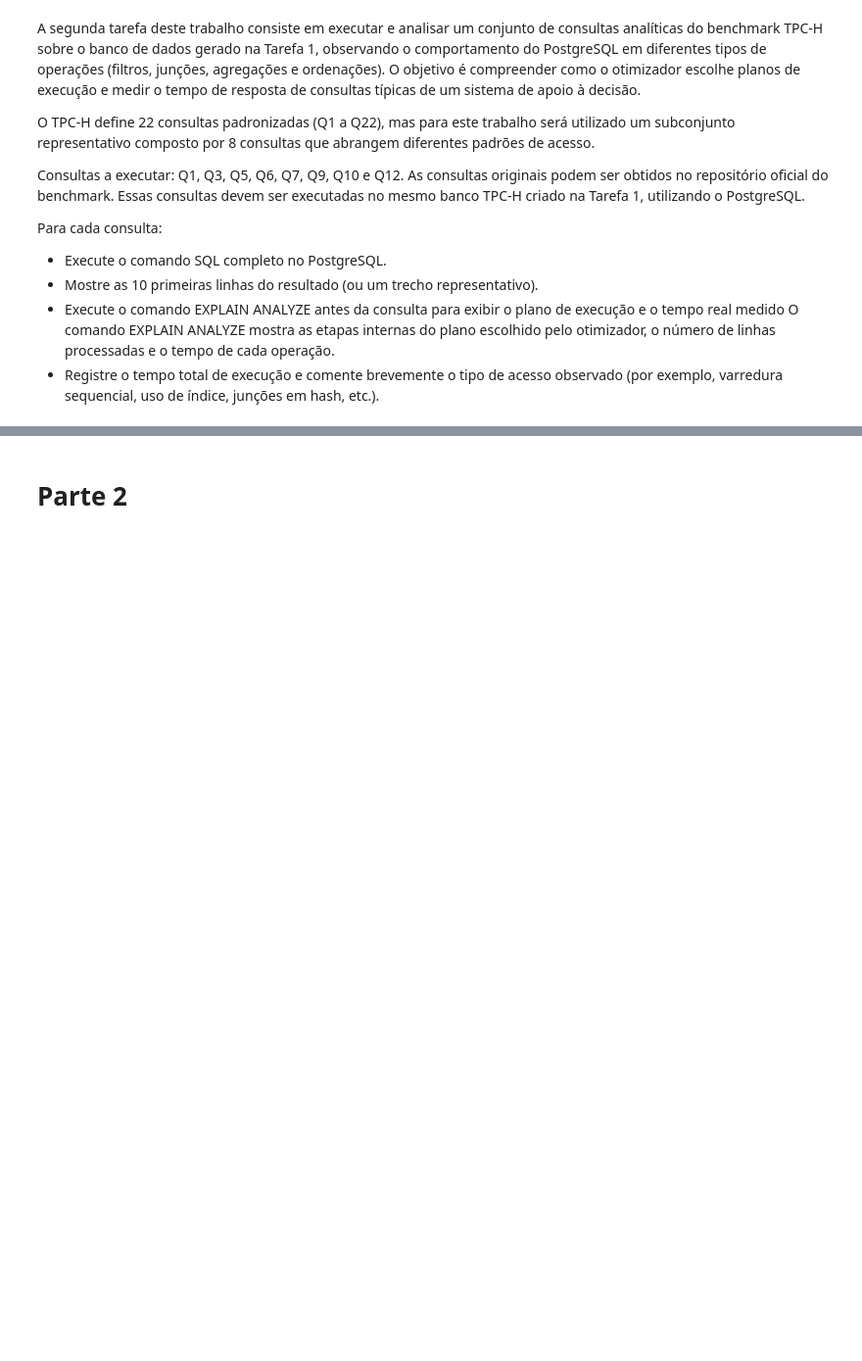
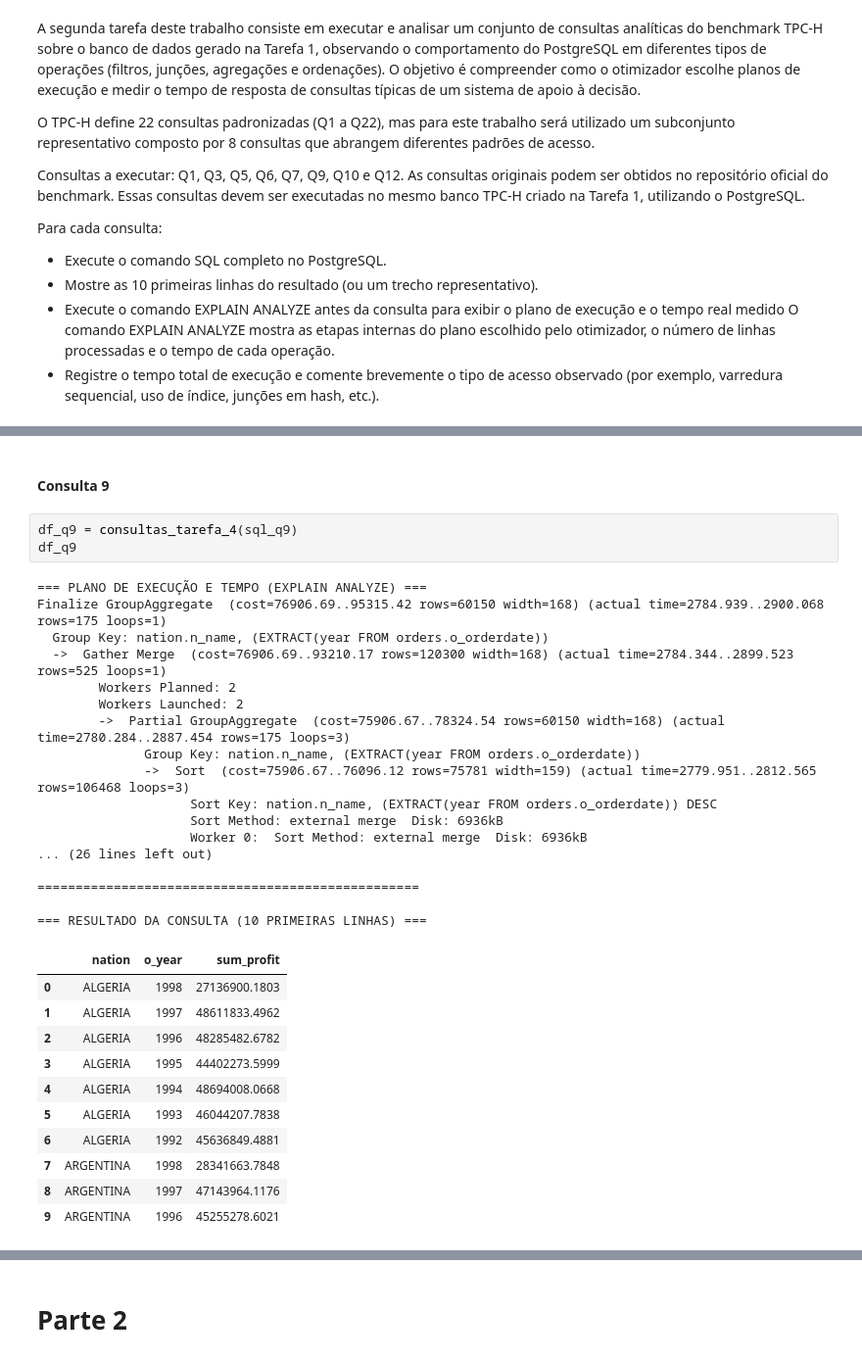
Before and after one commit to Aruthuro/BD_-_Trabalho_3_-_Tarefas_diversas, a Jupyter notebook: BD_Trabalho_3_Tarefas_diversas.ipynb, the cells around one changed output, grey strips where cells are left out. Shown: that part at 98% size. Saved outputs shown, nothing was run; the diff lists cells and outputs as text; blank space fills up the shorter version.

```diff
--- a/BD_Trabalho_3_Tarefas_diversas.ipynb
+++ b/BD_Trabalho_3_Tarefas_diversas.ipynb
@@ -682,0 +845,34 @@ Conectado com sucesso ao postgree!
+# %% [markdown]
+#### Consulta 9
+# %%
+df_q9 = consultas_tarefa_4(sql_q9)
+df_q9
+# %% [output]
+=== PLANO DE EXECUÇÃO E TEMPO (EXPLAIN ANALYZE) ===
+Finalize GroupAggregate  (cost=76906.69..95315.42 rows=60150 width=168) (actual time=2784.939..2900.068 rows=175 loops=1)
+  Group Key: nation.n_name, (EXTRACT(year FROM orders.o_orderdate))
+  ->  Gather Merge  (cost=76906.69..93210.17 rows=120300 width=168) (actual time=2784.344..2899.523 rows=525 loops=1)
+        Workers Planned: 2
+        Workers Launched: 2
+        ->  Partial GroupAggregate  (cost=75906.67..78324.54 rows=60150 width=168) (actual time=2780.284..2887.454 rows=175 loops=3)
+              Group Key: nation.n_name, (EXTRACT(year FROM orders.o_orderdate))
+              ->  Sort  (cost=75906.67..76096.12 rows=75781 width=159) (actual time=2779.951..2812.565 rows=106468 loops=3)
+                    Sort Key: nation.n_name, (EXTRACT(year FROM orders.o_orderdate)) DESC
+                    Sort Method: external merge  Disk: 6936kB
+                    Worker 0:  Sort Method: external merge  Disk: 6936kB
+... (26 lines left out)
+
+==================================================
+
+=== RESULTADO DA CONSULTA (10 PRIMEIRAS LINHAS) ===
+|  | nation | o_year | sum_profit |
+| 0 | ALGERIA | 1998 | 27136900.1803 |
+| 1 | ALGERIA | 1997 | 48611833.4962 |
+| 2 | ALGERIA | 1996 | 48285482.6782 |
+| 3 | ALGERIA | 1995 | 44402273.5999 |
+| 4 | ALGERIA | 1994 | 48694008.0668 |
+| 5 | ALGERIA | 1993 | 46044207.7838 |
+| 6 | ALGERIA | 1992 | 45636849.4881 |
+| 7 | ARGENTINA | 1998 | 28341663.7848 |
+| 8 | ARGENTINA | 1997 | 47143964.1176 |
+| 9 | ARGENTINA | 1996 | 45255278.6021 |
```
Also changed, not shown: parts of 70 cells of this notebook.
